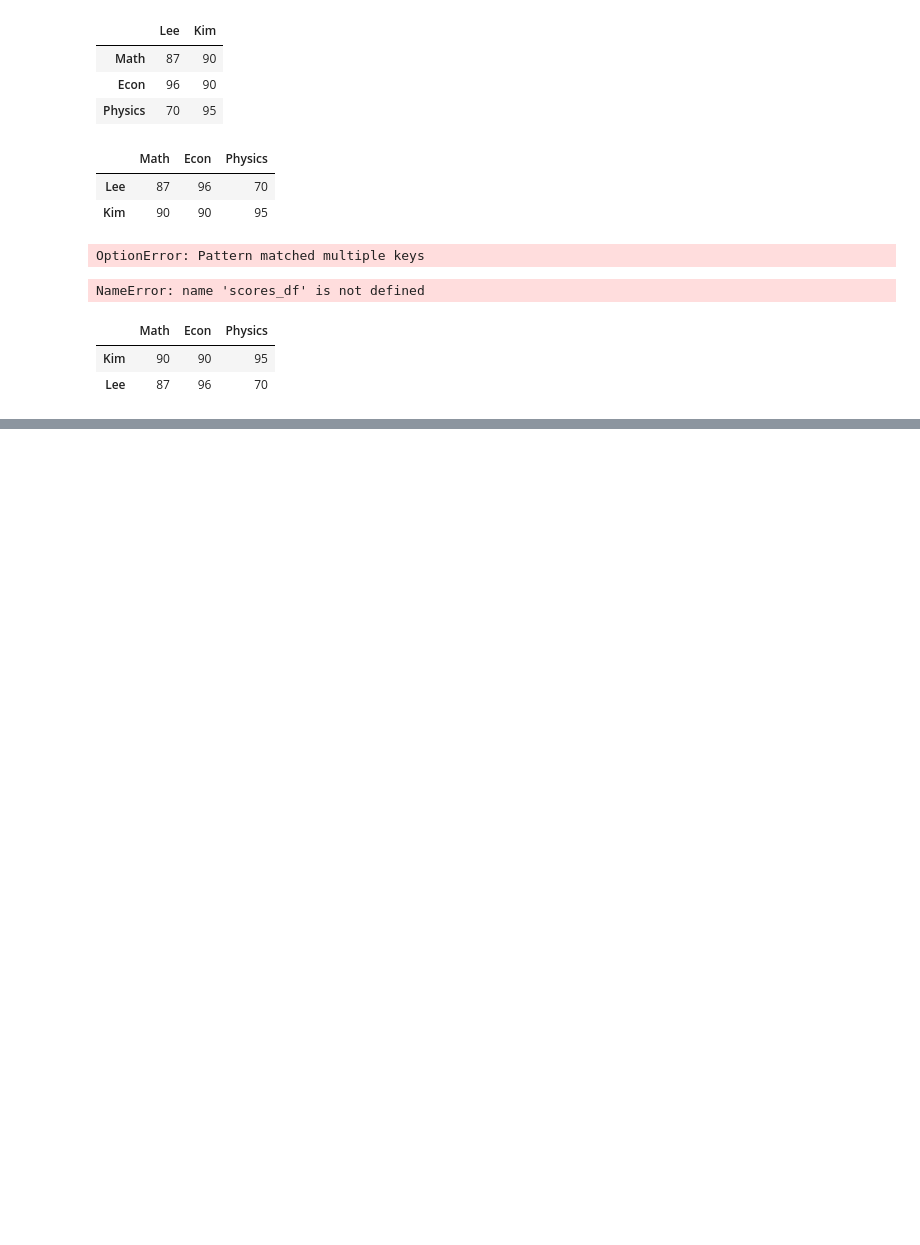
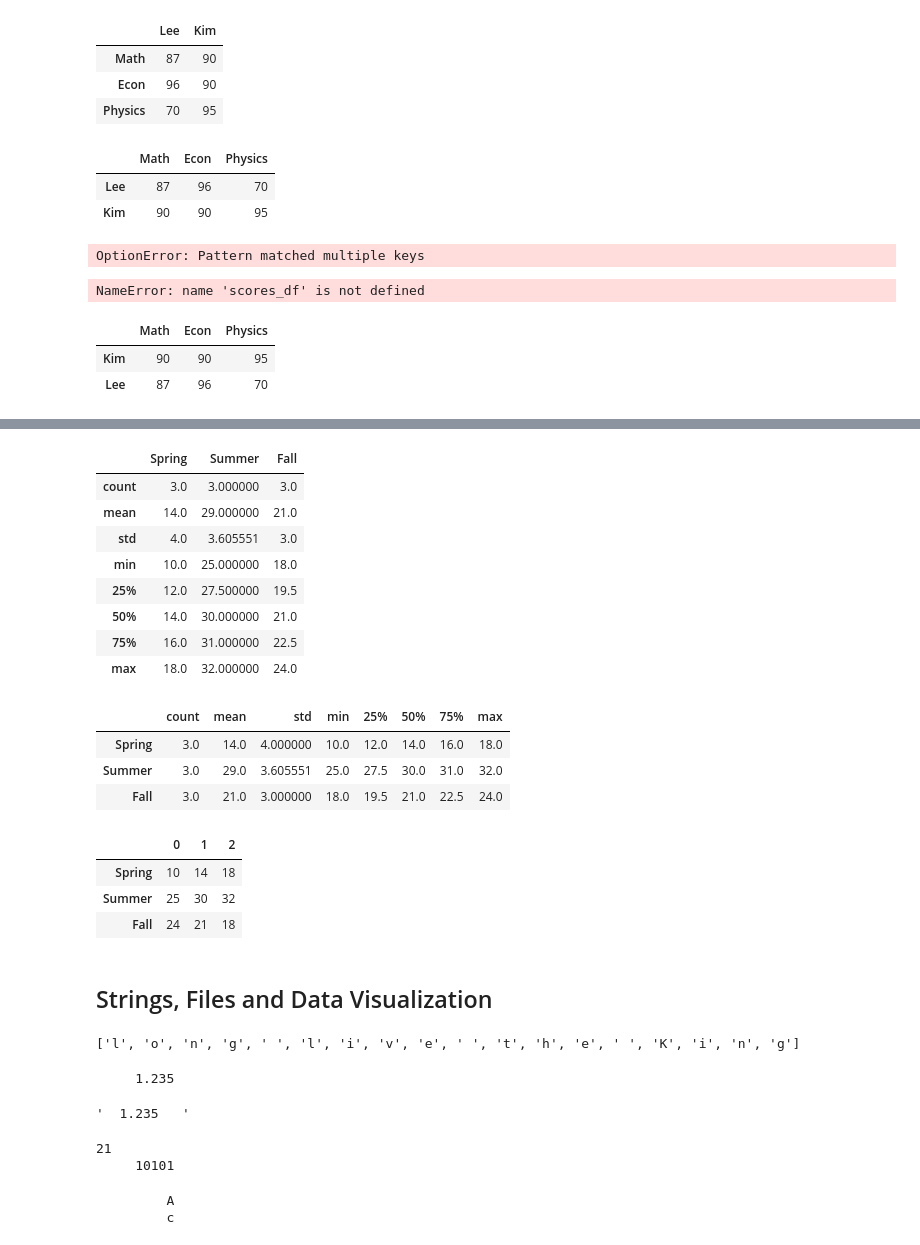
Before and after one commit to jeongeun-JH/ai_python, a Jupyter notebook: Python_Numpy.ipynb, the cells around one changed output, grey strips where cells are left out. Saved outputs shown, nothing was run; the diff lists cells and outputs as text; code cells hidden in the pictures; blank space fills up the shorter version.

```diff
--- a/Python_Numpy.ipynb
+++ b/Python_Numpy.ipynb
@@ -653,3 +653,8 @@ sc_df.T.sort_values(by = 'Econ')
 |  | Math | Econ | Physics |
 | Kim | 90 | 90 | 95 |
 | Lee | 87 | 96 | 70 |
+# %%
+season_temps = pd.DataFrame({'Spring':[10, 14, 18], 'Summer':[25, 30, 32], 'Fall':[24, 21, 18]})
+print(season_temps)
+season_temps.sort_index(ascending=False)
+season_temps.T.sort_index()
@@ -655,0 +670,50 @@ sc_df.T.sort_values(by = 'Econ')
+# %%
+season_temps.describe()
+# %% [output]
+|  | Spring | Summer | Fall |
+| count | 3.0 | 3.000000 | 3.0 |
+| mean | 14.0 | 29.000000 | 21.0 |
+| std | 4.0 | 3.605551 | 3.0 |
+| min | 10.0 | 25.000000 | 18.0 |
+| 25% | 12.0 | 27.500000 | 19.5 |
+| 50% | 14.0 | 30.000000 | 21.0 |
+| 75% | 16.0 | 31.000000 | 22.5 |
+| max | 18.0 | 32.000000 | 24.0 |
+# %%
+season_temps.describe().T
+# %% [output]
+|  | count | mean | std | min | 25% | 50% | 75% | max |
+| Spring | 3.0 | 14.0 | 4.000000 | 10.0 | 12.0 | 14.0 | 16.0 | 18.0 |
+| Summer | 3.0 | 29.0 | 3.605551 | 25.0 | 27.5 | 30.0 | 31.0 | 32.0 |
+| Fall | 3.0 | 21.0 | 3.000000 | 18.0 | 19.5 | 21.0 | 22.5 | 24.0 |
+# %%
+season_temps.T
+# %% [output]
+|  | 0 | 1 | 2 |
+| Spring | 10 | 14 | 18 |
+| Summer | 25 | 30 | 32 |
+| Fall | 24 | 21 | 18 |
+# %% [markdown]
+## Strings, Files and Data Visualization
+# %%
+mansei = list('long live the King')
+print(mansei)
+# %% [output]
+['l', 'o', 'n', 'g', ' ', 'l', 'i', 'v', 'e', ' ', 't', 'h', 'e', ' ', 'K', 'i', 'n', 'g']
+# %%
+print(f'{1.23456:>10.3f}')
+f'{1.23456:^10.3f}'
+f'{1.23456:^10.3f}'
+# %% [output]
+     1.235
+'  1.235   '
+# %%
+print(f'{21:<10}\n{21:10b}')
+# %% [output]
+21
+     10101
+# %%
+print(f'{65:10c}\n{99:10c}')
+# %% [output]
+         A
+         c
```
Also changed, not shown: parts of 3 cells of this notebook.
